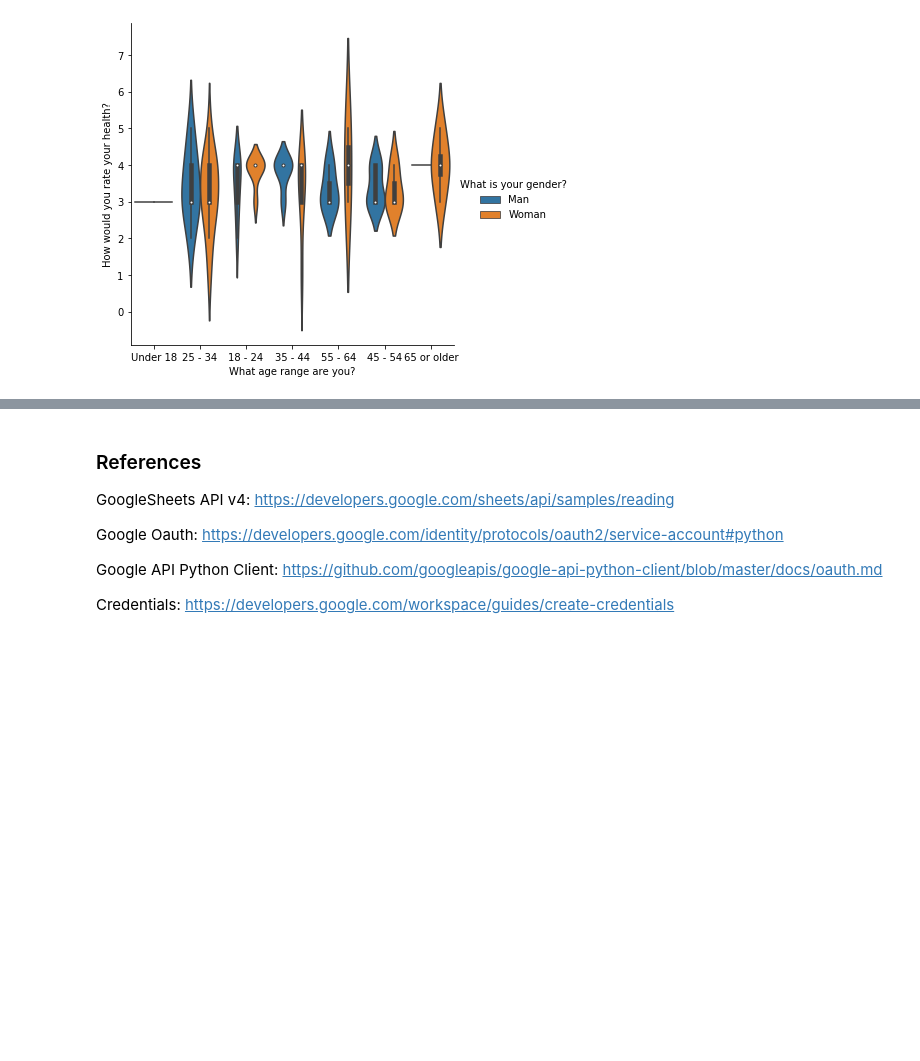
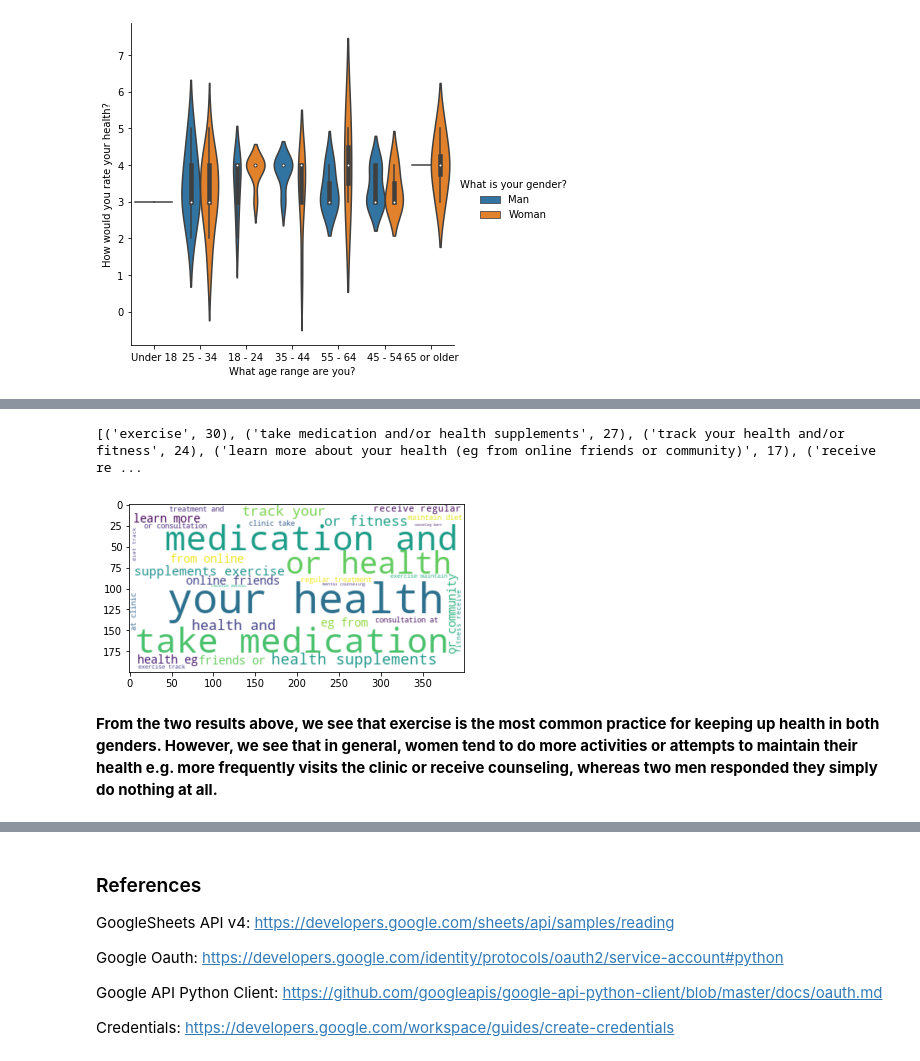
Before and after one commit to jeon11/quant-ux, a Jupyter notebook: GoogleSheets API and Data Analysis.ipynb, the cells around one changed output, grey strips where cells are left out. Cells and saved outputs as stored; diff of their text form; code cells hidden in the pictures; blank space fills up the shorter version.

```diff
--- a/GoogleSheets API and Data Analysis.ipynb
+++ b/GoogleSheets API and Data Analysis.ipynb
@@ -269,0 +381,7 @@ age_plot = sns.catplot(x='What age range are you?', y='How would you rate your h
+# %%
+plot_wordcloud(females, 3, ';')
+# %% [output]
+[('exercise', 30), ('take medication and/or health supplements', 27), ('track your health and/or fitness', 24), ('learn more about your health (eg from online friends or community)', 17), ('receive re ...
+[figure, added]
+# %% [markdown]
+**From the two results above, we see that exercise is the most common practice for keeping up health in both genders. However, we see that in general, women tend to do more activities or attempts to maintain their health e.g. more frequently visits the clinic or receive counseling, whereas two men responded they simply do nothing at all.**
```
Also changed, not shown: parts of 15 cells of this notebook.
